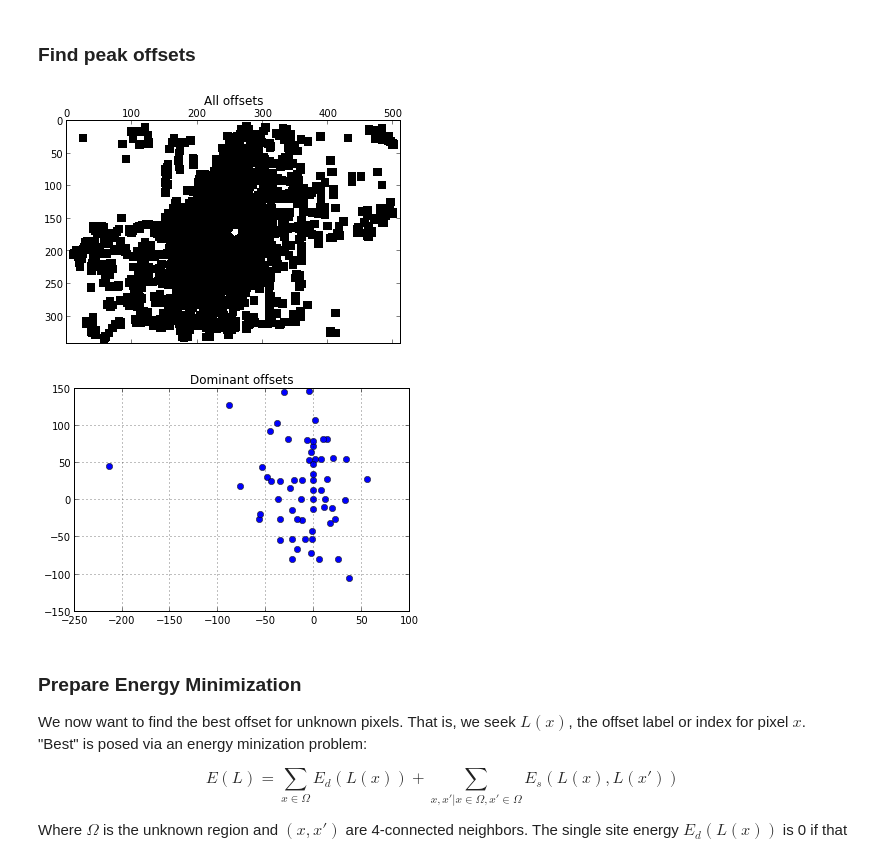
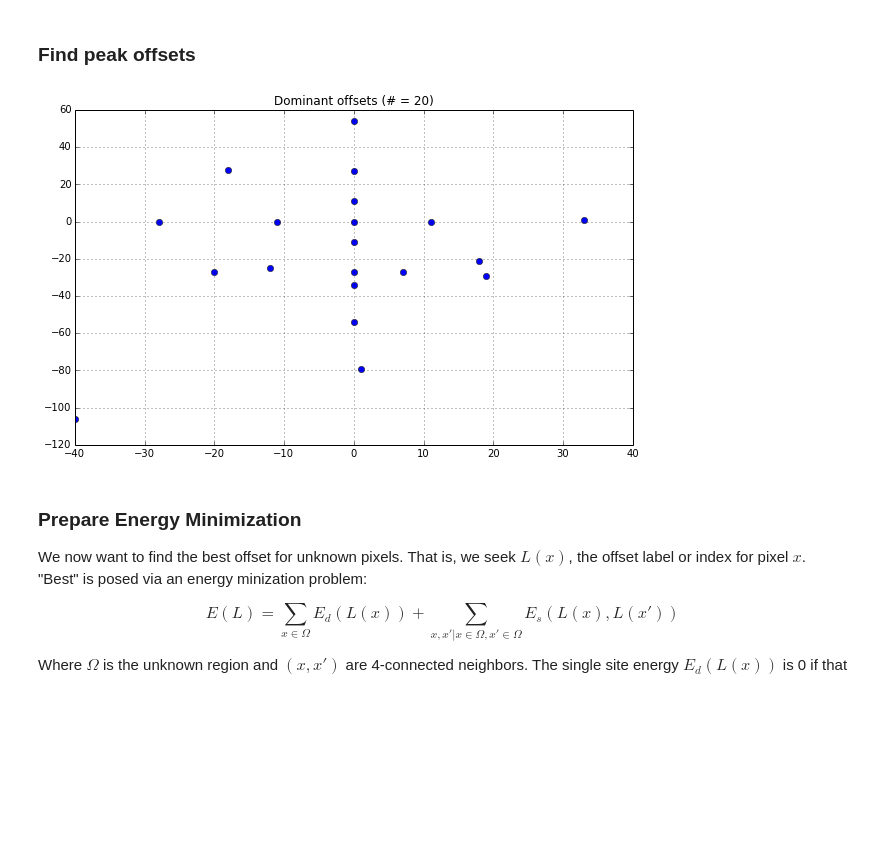
Before and after one commit to bachase/inpaint, a Jupyter notebook: pyinpaint.ipynb, the cells around one changed output. Drawn from its saved outputs; the diff is of its cells as text; code cells hidden in the pictures; blank space fills up the shorter version.

Commit message:
Added heuristic filter on smoothed offsets and seems to work for cat!!

```diff
--- a/pyinpaint.ipynb
+++ b/pyinpaint.ipynb
@@ -161,6 +128,11 @@ offsets = patch_statistics(known, valid_patch)
+# %%
+#offsets = patch_statistics(known, valid_patch)
+#np.savez("cat_offsets.npz",offsets = offsets)
+offsets = np.load("cat_offsets.npz")["offsets"]
 # %% [markdown]
 ### Find peak offsets
-# %%
-offsets[offsets < 2] = 0
-smoothed_offsets = gaussian_filter(offsets,sqrt(2))
+# %%
+smoothed_offsets = gaussian_filter(offsets,sqrt(2))
+# heuristic filter of "noise" offsets .. hand-wavey binomial argument here
+smoothed_offsets[smoothed_offsets < 5] = 0
 # %%
@@ -200,16 +176,11 @@ def dominant_offsets(im, offsets, K = 60):
 # %%
-spy(smoothed_offsets)
-np.sum(smoothed_offsets != 0)
-offsets = dominant_offsets(known,smoothed_offsets, K = 60)
-title('All offsets');
+offsets, counts = dominant_offsets(known,smoothed_offsets, K = 60)
-# %% [output]
-[figure, removed]
 # %%
 plot(offsets[:,1],offsets[:,0],'o')
 grid(True)
-title('Dominant offsets');
+title('Dominant offsets (# = {0})'.format(offsets.shape[0]));
 # %% [output]
-[figure, old version]
+[figure, new version]
 # %% [markdown]
 ### Prepare Energy Minimization
 
```
Also changed, not shown: parts of 16 cells of this notebook, 2 other files.
